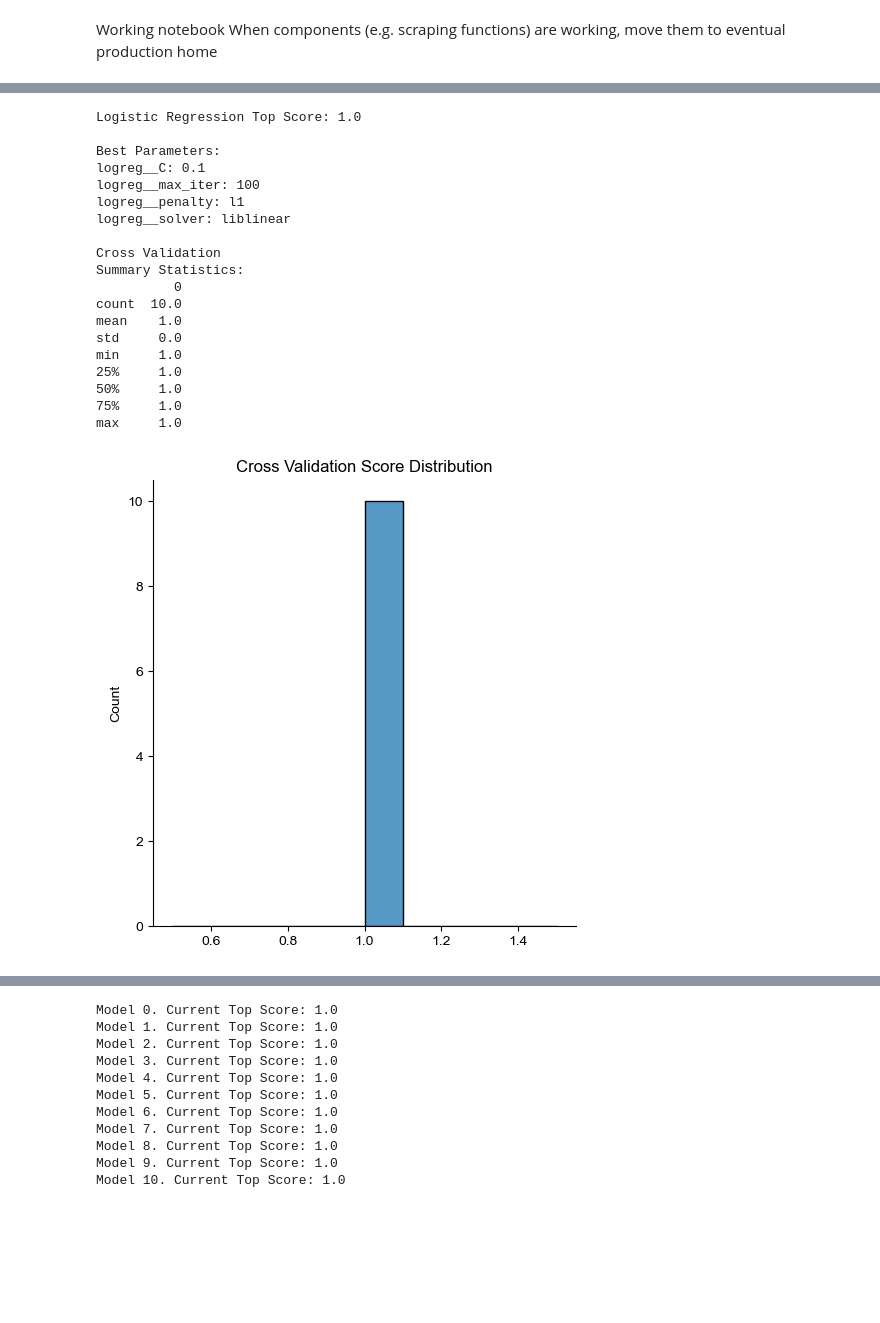
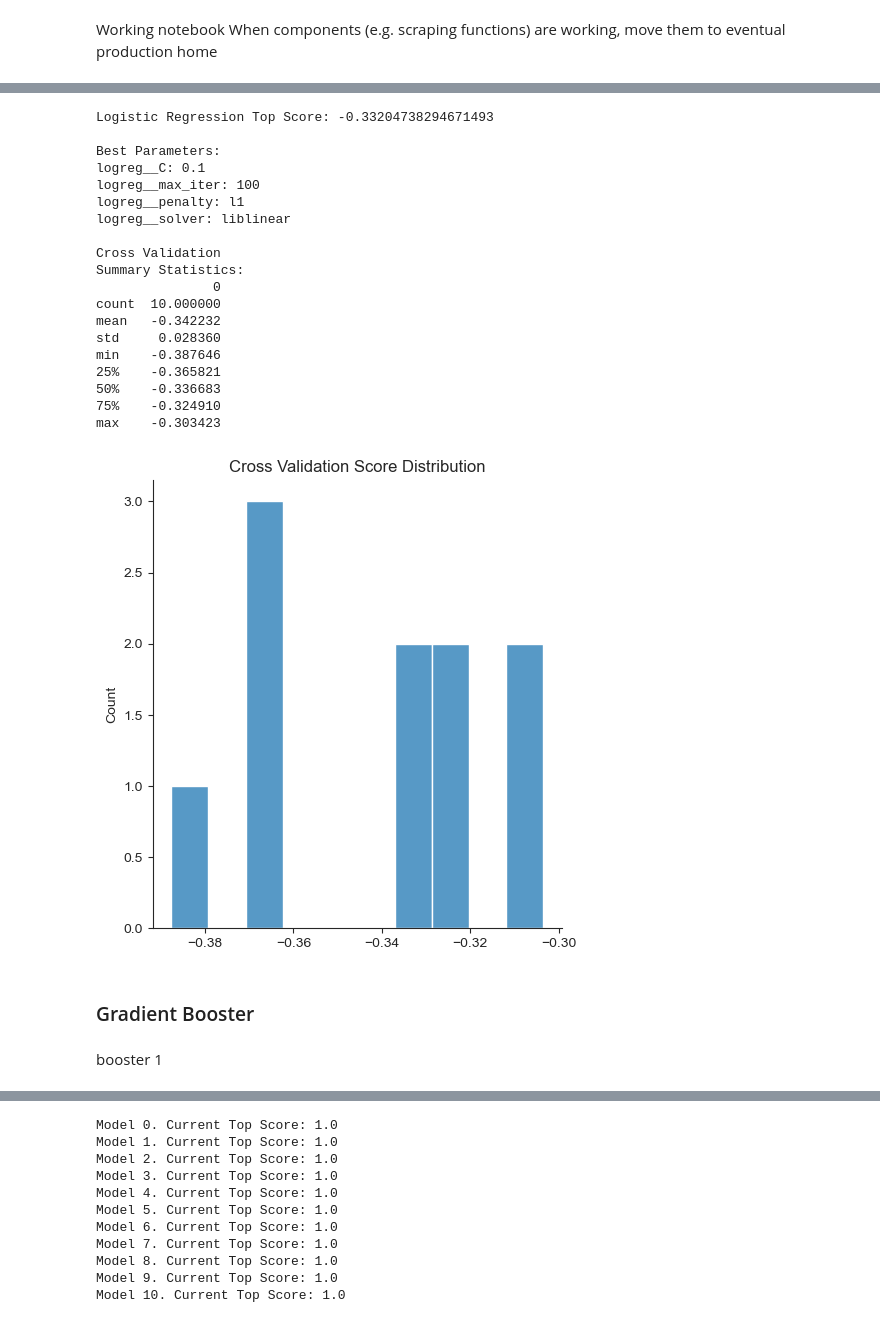
Before and after one commit to jbenasuli/nhl-predictons, a Jupyter notebook: nhl-predictions-sandbox.ipynb, the cells around one changed output, grey strips where cells are left out. Drawn from its saved outputs; the diff is of its cells as text; code cells hidden in the pictures; blank space fills up the shorter version.

```diff
--- a/nhl-predictions-sandbox.ipynb
+++ b/nhl-predictions-sandbox.ipynb
@@ -818,0 +410,2 @@ Test AUC-ROC score: 1.000
+# %%
+log_cv.fit(X_train, y_train)
@@ -821,22 +471,28 @@ Test AUC-ROC score: 1.000
 scores = []
 models = []
 # %%
+%time
+
+# Regression CV
+scores = []
+models = []
+
 # Parameters
-c = [0.1, 1, 10, 100]
-max_iter = [100, 1000]
-solver = ['liblinear']
-penalty = ['l1', 'l2']
+steps = [('preprocess', ct),
+         ('logreg', LogisticRegression(random_state=42, max_iter=10000))]
 
-logreg_params = {
-    'logreg__C': c,
-    'logreg__max_iter': max_iter,
-    'logreg__solver': solver,
-    'logreg__penalty': penalty
-}
+log_cv_pipeline = Pipeline(steps)
+
+logreg_params = {'logreg__solver' : ['liblinear'],
+                'logreg__penalty': ['l1', 'l2'],
+                'logreg__C': [0.1, 10, 20, 100],
+                'logreg__max_iter': [100,1000,10000] }
 
 # Model
-logreg_top_model_pipe = Pipeline(steps=[("logreg", LogisticRegression(n_jobs=1))], verbose=False)
-logreg_top_model = GridSearchCV(estimator=logreg_top_model_pipe, param_grid=logreg_params, scoring='accuracy', cv=5, verbose=0)
+logreg_top_model_pipe = Pipeline(steps)
+
+logreg_top_model = GridSearchCV(estimator=logreg_top_model_pipe, param_grid=logreg_params,
+                                scoring=scoring, refit = 'neg_log_loss', cv=5, verbose=1)
 logreg_top_model.fit(X_train, y_train)
 
 # Displaying Data
@@ -847,12 +503,10 @@ logreg_top_score = logreg_top_model.score(X_test, y_test)
 for i in range(0, 11):
     print(f"Model {i}. Current Top Score: {logreg_top_score}")
 
-    # Split X and y
-    X_train, X_test, y_train, y_test = train_test_split(X, y, test_size=0.20, shuffle=True)
-
     # Model Building
-    logreg_cur_pipe = Pipeline(steps=[("logreg", LogisticRegression(n_jobs=1))], verbose=False)
-    logreg_cur_gs = GridSearchCV(estimator=logreg_cur_pipe, param_grid=logreg_params, scoring='accuracy', cv=5, verbose=0)
+    logreg_cur_pipe = Pipeline(steps)
+    logreg_cur_gs = GridSearchCV(estimator=logreg_cur_pipe, param_grid=logreg_params,
+                                 scoring=scoring, refit = 'neg_log_loss', cv=5, verbose=1)
     logreg_cur_gs.fit(X_train, y_train)
 
     # Comparing and Replacing Data
@@ -877,40 +537,45 @@ Model 10. Current Top Score: 1.0
 # %%
 # Append top score and top model
 scores.append(logreg_top_score)
 models.append(logreg_top_model)
 
 # Displaying Data
 print(f"\nLogistic Regression Top Score: {logreg_top_score}\n")
 print("Best Parameters:")
 for key, value in list(logreg_top_model.best_params_.items()): print(f"{key}: {value}")
 
-logreg_cv = cross_val_score(logreg_top_model, X, y, cv=10, n_jobs=-1)
+logreg_cv = cross_val_score(logreg_top_model, X = modeling_df.drop(['season_id', 'Home_Team_Won'], axis=1),
+                            y = modeling_df['Home_Team_Won'], cv=10, n_jobs=-1)
 logreg_cv_df = pd.DataFrame(logreg_cv)
 print("\nCross Validation\nSummary Statistics:")
 print(f"{logreg_cv_df.describe().to_string()}\n")
 
 sns.displot(logreg_cv, bins=10)
 sns.set_style("ticks")
 plt.title("Cross Validation Score Distribution")
 plt.show()
 # %% [output]
-Logistic Regression Top Score: 1.0
+Logistic Regression Top Score: -0.33204738294671493
 
 Best Parameters:
 logreg__C: 0.1
 logreg__max_iter: 100
 logreg__penalty: l1
 logreg__solver: liblinear
 
 Cross Validation
 Summary Statistics:
-          0
-count  10.0
-mean    1.0
-std     0.0
-min     1.0
-25%     1.0
-50%     1.0
-75%     1.0
-max     1.0
+               0
+count  10.000000
+mean   -0.342232
+std     0.028360
+min    -0.387646
+25%    -0.365821
+50%    -0.336683
+75%    -0.324910
+max    -0.303423
-[figure, old version]
+[figure, new version]
+# %% [markdown]
+### Gradient Booster
+# %% [markdown]
+booster 1
```
Also changed, not shown: parts of 109 cells of this notebook, 3 other files.
